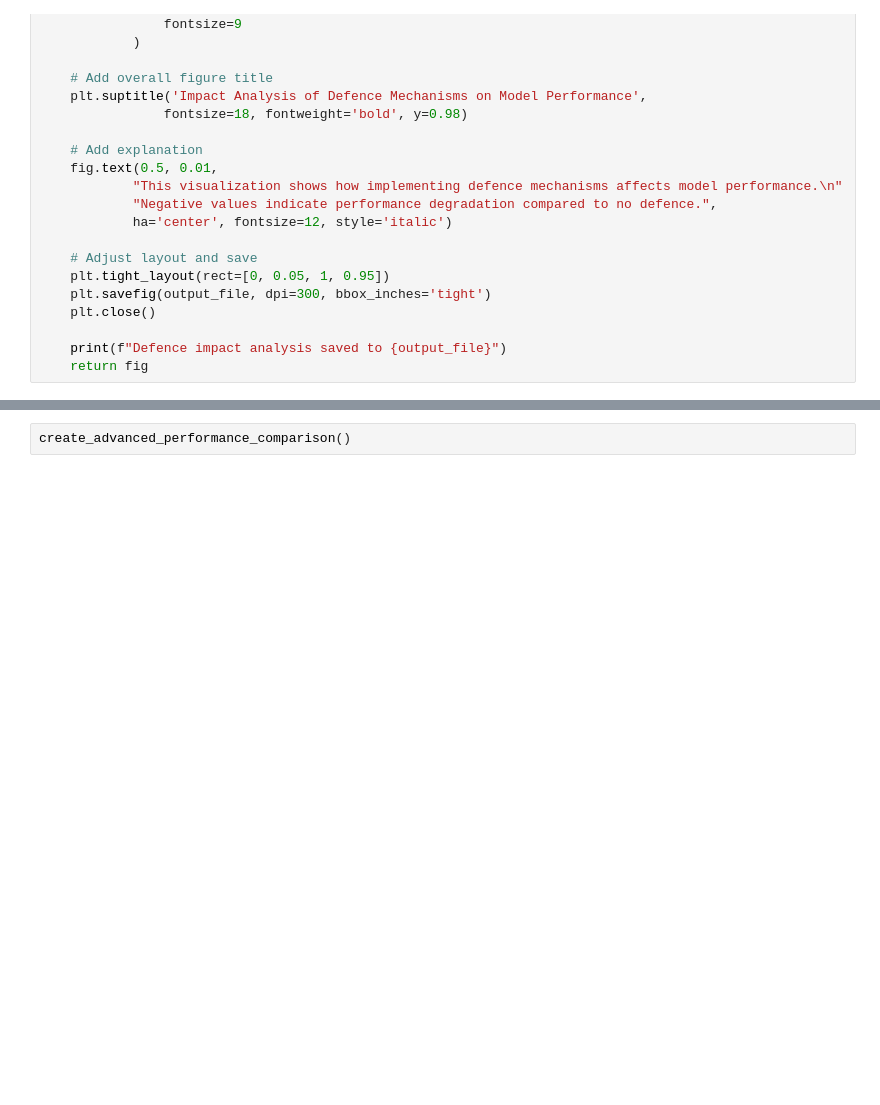
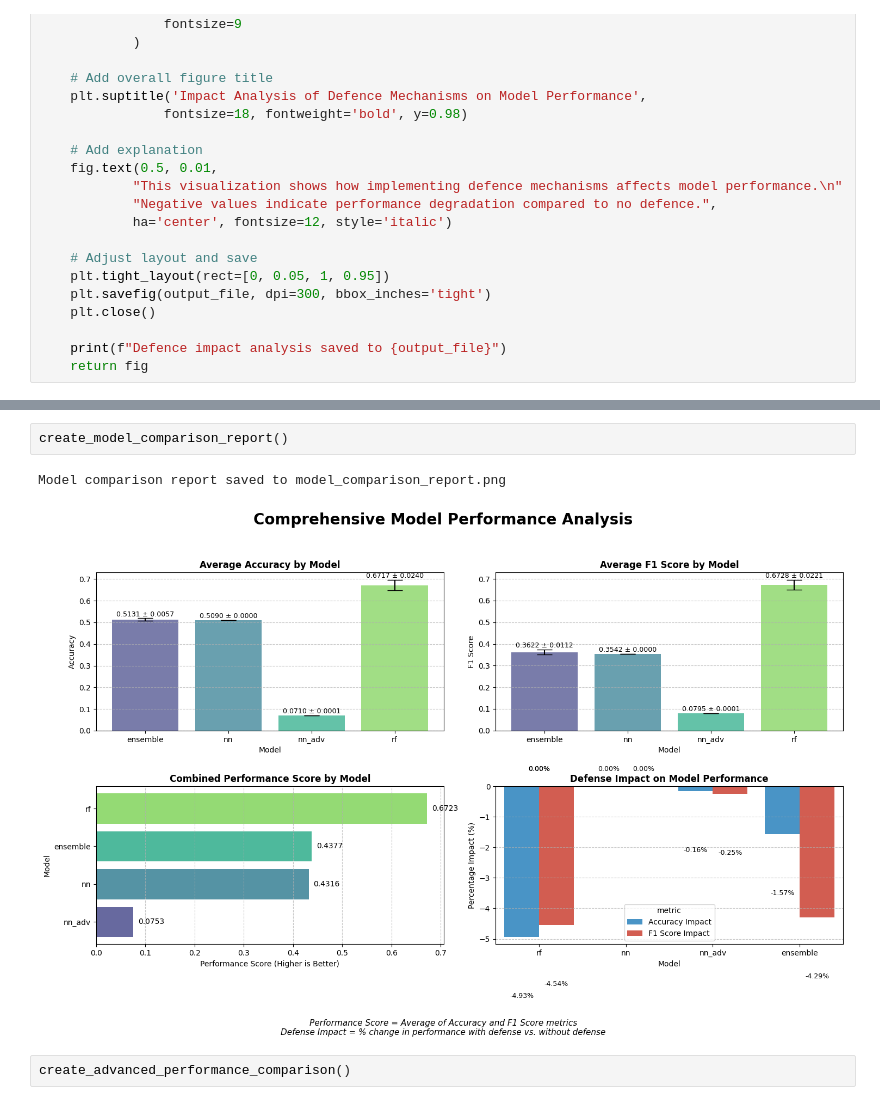
Before and after one commit to UniSA-ICT-2025-SP1-P2/capstone_project, a Jupyter notebook: prototype/results_presentation/defence_results_pres_jup.ipynb, the cells around one changed output, grey strips where cells are left out. Cells and saved outputs as stored; diff of their text form; blank space fills up the shorter version.

```diff
--- a/prototype/results_presentation/defence_results_pres_jup.ipynb
+++ b/prototype/results_presentation/defence_results_pres_jup.ipynb
@@ -1025,6 +1675,11 @@ def create_model_comparison_report(output_file="model_comparison_report.png"):
 
     print(f"Model comparison report saved to {output_file}")
     return fig
+# %%
+create_model_comparison_report()
+# %% [output]
+Model comparison report saved to model_comparison_report.png
+[figure, added]
 # %%
 create_advanced_performance_comparison()
 # %% [output]
```
Also changed, not shown: parts of 3 cells of this notebook, 5 other files.
